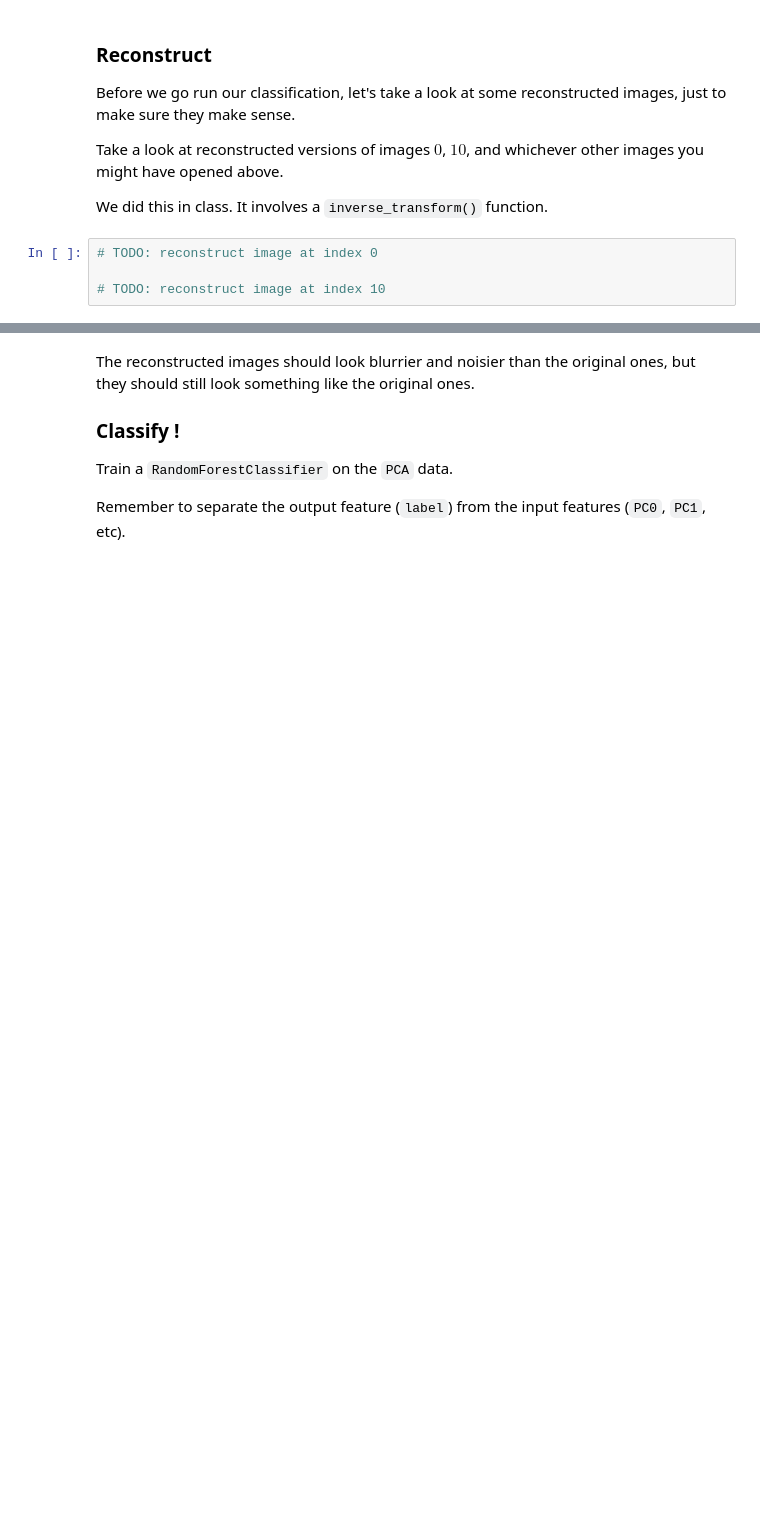
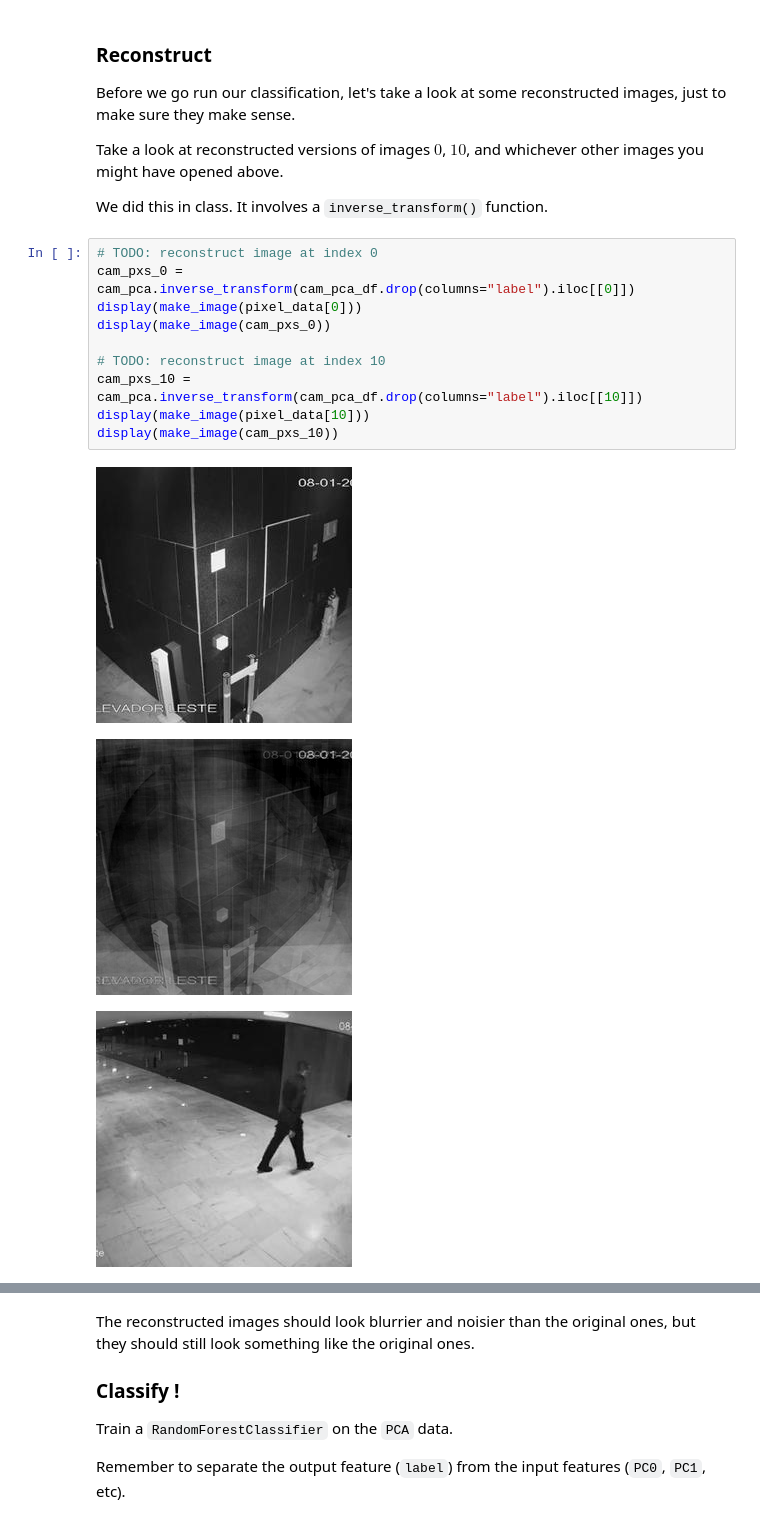
Before and after one commit to kaoriogawa-PSAM-5020-spring2026/Homework09, a Jupyter notebook: Homework09.ipynb, the cells around one changed output, grey strips where cells are left out. Saved outputs shown, nothing was run; the diff lists cells and outputs as text; blank space fills up the shorter version.

```diff
--- a/Homework09.ipynb
+++ b/Homework09.ipynb
@@ -145,7 +145,17 @@ Before we go run our classification, let's take a look at some reconstructed ima
 Take a look at reconstructed versions of images $0$, $10$, and whichever other images you might have opened above.
 
 We did this in class. It involves a `inverse_transform()` function.
-# %%
-# TODO: reconstruct image at index 0
-
-# TODO: reconstruct image at index 10
+# %%
+# TODO: reconstruct image at index 0
+cam_pxs_0 = cam_pca.inverse_transform(cam_pca_df.drop(columns="label").iloc[[0]])
+display(make_image(pixel_data[0]))
+display(make_image(cam_pxs_0))
+
+# TODO: reconstruct image at index 10
+cam_pxs_10 = cam_pca.inverse_transform(cam_pca_df.drop(columns="label").iloc[[10]])
+display(make_image(pixel_data[10]))
+display(make_image(cam_pxs_10))
+# %% [output]
+[figure, added]
+[figure, added]
+[figure, added]
```
Also changed, not shown: parts of 1 cell of this notebook.
